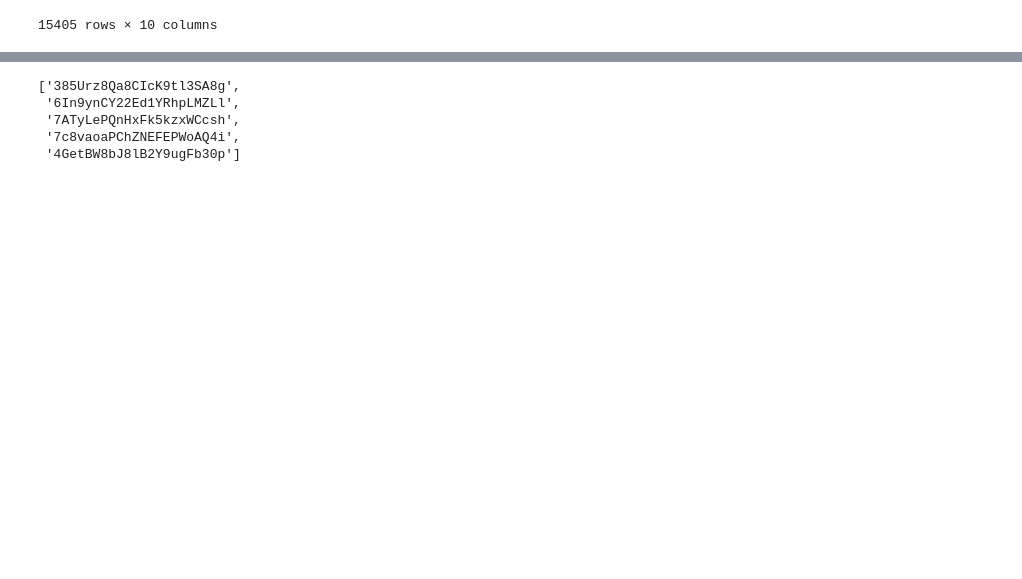
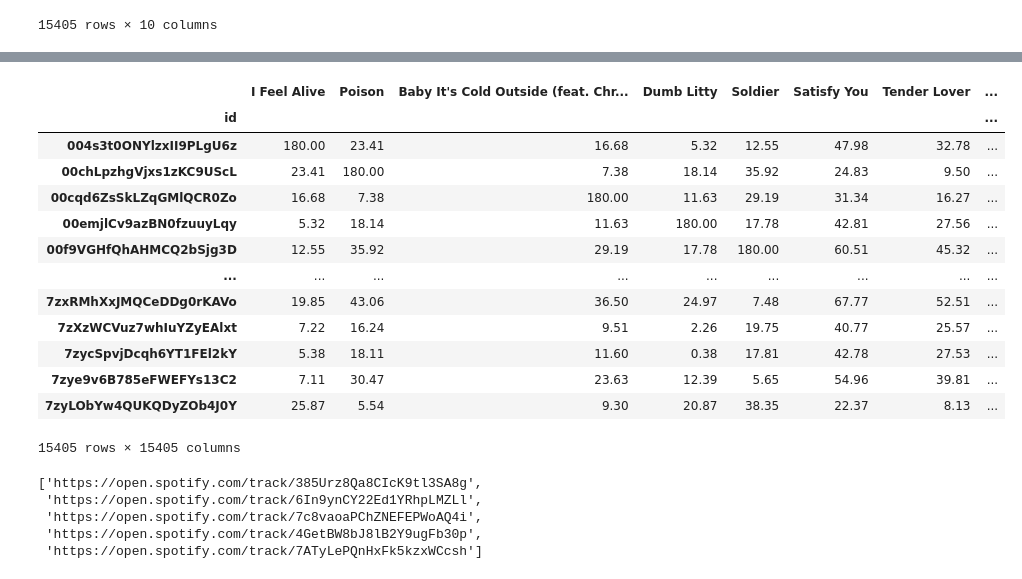
Before and after one commit to thames31/lyrics-emotion-detector, a Jupyter notebook: distance.ipynb, the cells around one changed output, grey strips where cells are left out. Drawn from its saved outputs; the diff is of its cells as text; code cells hidden in the pictures; blank space fills up the shorter version.

```diff
--- a/distance.ipynb
+++ b/distance.ipynb
@@ -81,0 +65,17 @@ from sklearn.neighbors import BallTree
+# %%
+df
+# %% [output]
+|  | I Feel Alive | Poison | Baby It's Cold Outside (feat. Chr... | Dumb Litty | Soldier | Satisfy You | Tender Lover | ... |
+| id |  |  |  |  |  |  |  | ... |
+| 004s3t0ONYlzxII9PLgU6z | 180.00 | 23.41 | 16.68 | 5.32 | 12.55 | 47.98 | 32.78 | ... |
+| 00chLpzhgVjxs1zKC9UScL | 23.41 | 180.00 | 7.38 | 18.14 | 35.92 | 24.83 | 9.50 | ... |
+| 00cqd6ZsSkLZqGMlQCR0Zo | 16.68 | 7.38 | 180.00 | 11.63 | 29.19 | 31.34 | 16.27 | ... |
+| 00emjlCv9azBN0fzuuyLqy | 5.32 | 18.14 | 11.63 | 180.00 | 17.78 | 42.81 | 27.56 | ... |
+| 00f9VGHfQhAHMCQ2bSjg3D | 12.55 | 35.92 | 29.19 | 17.78 | 180.00 | 60.51 | 45.32 | ... |
+| ... | ... | ... | ... | ... | ... | ... | ... | ... |
+| 7zxRMhXxJMQCeDDg0rKAVo | 19.85 | 43.06 | 36.50 | 24.97 | 7.48 | 67.77 | 52.51 | ... |
+| 7zXzWCVuz7whIuYZyEAlxt | 7.22 | 16.24 | 9.51 | 2.26 | 19.75 | 40.77 | 25.57 | ... |
+| 7zycSpvjDcqh6YT1FEl2kY | 5.38 | 18.11 | 11.60 | 0.38 | 17.81 | 42.78 | 27.53 | ... |
+| 7zye9v6B785eFWEFYs13C2 | 7.11 | 30.47 | 23.63 | 12.39 | 5.65 | 54.96 | 39.81 | ... |
+| 7zyLObYw4QUKQDyZOb4J0Y | 25.87 | 5.54 | 9.30 | 20.87 | 38.35 | 22.37 | 8.13 | ... |
+15405 rows × 15405 columns
@@ -82,10 +85,17 @@ from sklearn.neighbors import BallTree
+# %%
+ids = list(dl.head(5).index)
+links = []
+
+for id in ids:
+    link = "https://open.spotify.com/track/" + id
+    links.append(link)
+
+links
+# %% [output]
+['https://open.spotify.com/track/385Urz8Qa8CIcK9tl3SA8g',
+ 'https://open.spotify.com/track/6In9ynCY22Ed1YRhpLMZLl',
+ 'https://open.spotify.com/track/7c8vaoaPChZNEFEPWoAQ4i',
+ 'https://open.spotify.com/track/4GetBW8bJ8lB2Y9ugFb30p',
+ 'https://open.spotify.com/track/7ATyLePQnHxFk5kzxWCcsh']
 # %%
 btree = BallTree(df, metric='euclidean')
-# %%
-ids
-# %% [output]
-['385Urz8Qa8CIcK9tl3SA8g',
- '6In9ynCY22Ed1YRhpLMZLl',
- '7ATyLePQnHxFk5kzxWCcsh',
- '7c8vaoaPChZNEFEPWoAQ4i',
- '4GetBW8bJ8lB2Y9ugFb30p']
```
Also changed, not shown: parts of 14 cells of this notebook, 6 other files.
